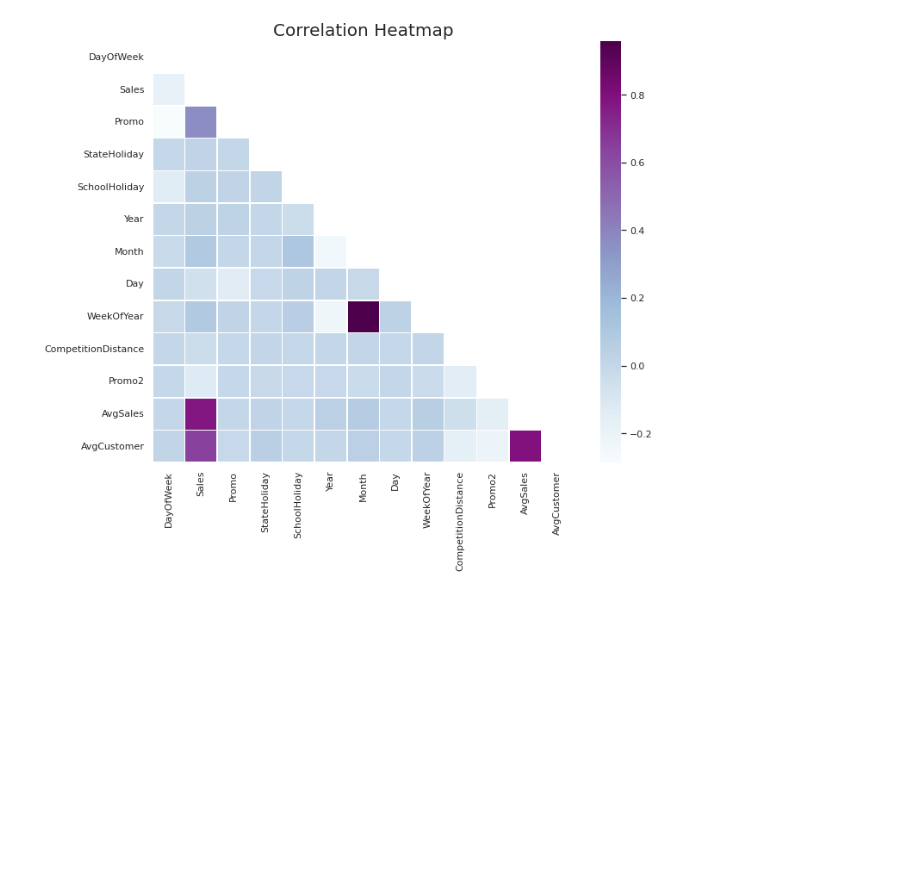
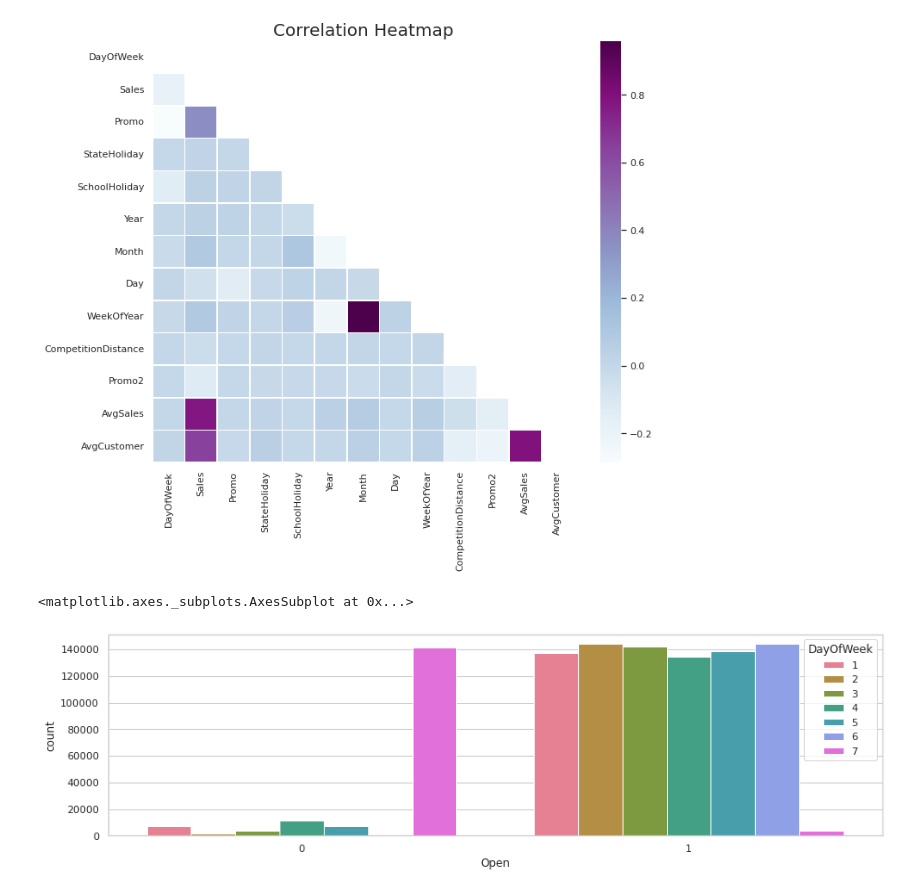
Before and after one commit to Team-AlmaBetter/Retail-Sales-Prediction, a Jupyter notebook: Rossmann_Sales_Prediction_Capstone_Project_ipynb.ipynb, the cells around one changed output. Drawn from its saved outputs; the diff is of its cells as text; code cells hidden in the pictures; blank space fills up the shorter version.

```diff
--- a/Rossmann_Sales_Prediction_Capstone_Project_ipynb.ipynb
+++ b/Rossmann_Sales_Prediction_Capstone_Project_ipynb.ipynb
@@ -992,3 +993,17 @@ plt.title("Correlation Heatmap", fontsize=20)
 # %% [output]
 Text(0.5, 1.0, 'Correlation Heatmap')
 [figure]
+# %%
+# Open
+fig, (axis1) = plt.subplots(1,1,figsize=(15,4))
+sns.countplot(x='Open',hue='DayOfWeek', data=R_data,palette="husl", ax=axis1)
+
+# fill NaN values in test_df with Open=1 if DayOfWeek != 7
+# data3["Open"][data3["Open"] != data3["Open"]] = (data3["DayOfWeek"] != 7).astype(int)
+
+# Drop Open column
+# rossmann_df.drop("Open", axis=1, inplace=True)
+# test_df.drop("Open", axis=1, inplace=True)
+# %% [output]
+<matplotlib.axes._subplots.AxesSubplot at 0x...>
+[figure, added]
```
Also changed, not shown: parts of 7 cells of this notebook.
